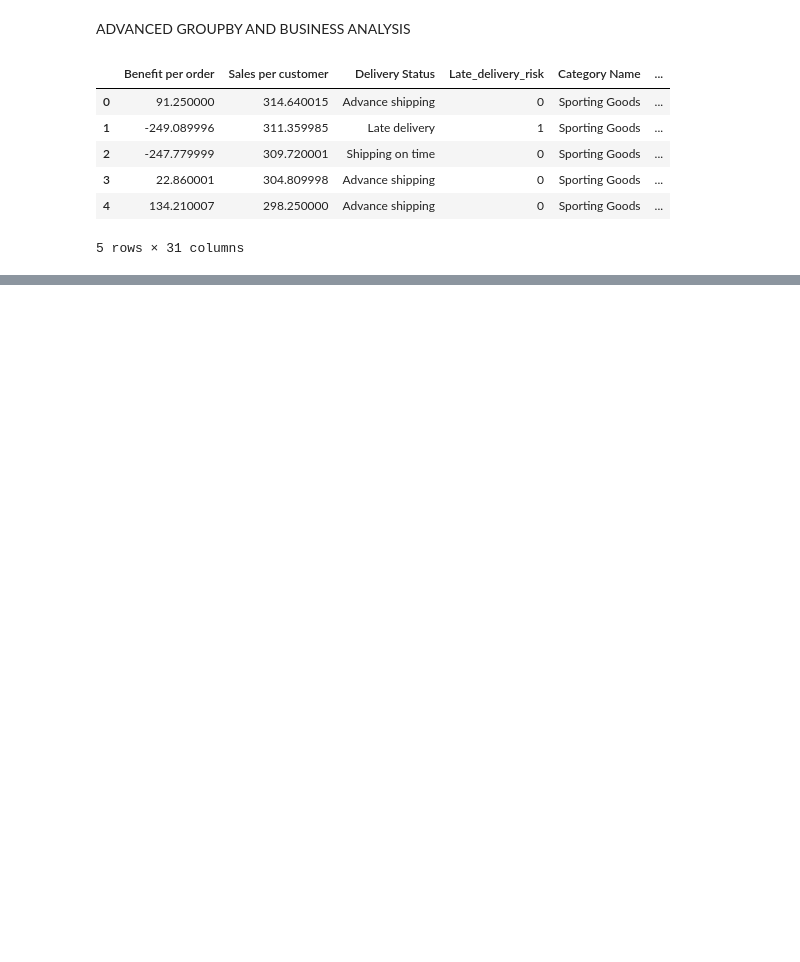
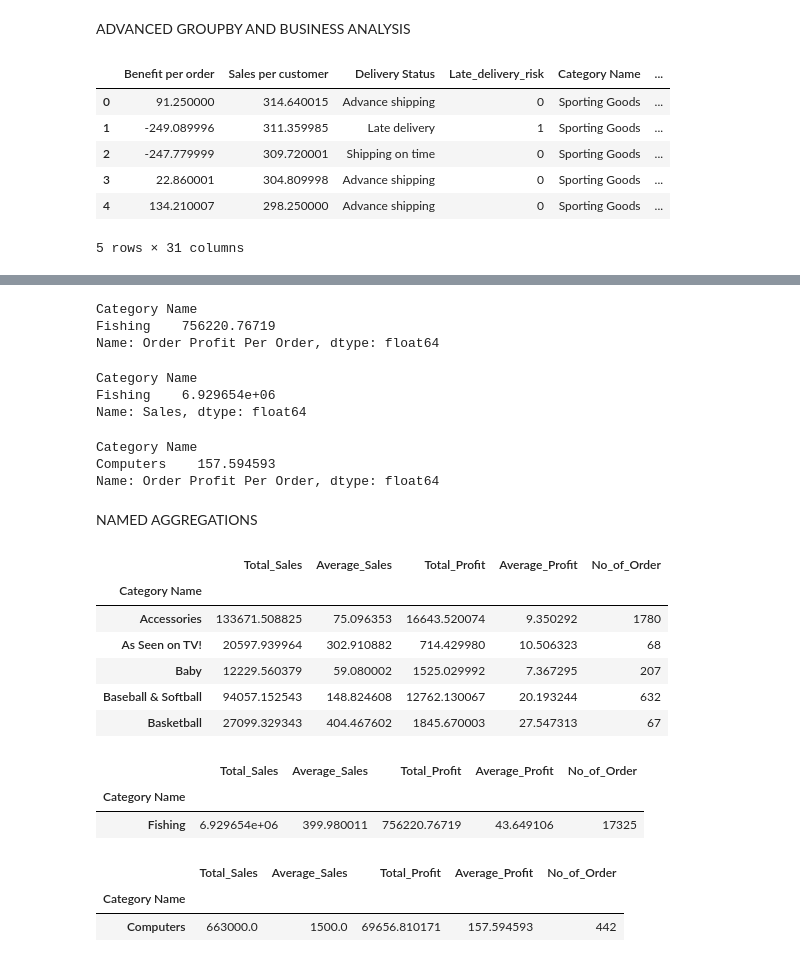
Before and after one commit to ivaibhavpawar1045/Python-Data-Analytics, a Jupyter notebook: 18_advanced_groupby_and_analysis/advanced_analysis.ipynb, the cells around one changed output, grey strips where cells are left out. Cells and saved outputs as stored; diff of their text form; code cells hidden in the pictures; blank space fills up the shorter version.

```diff
--- a/18_advanced_groupby_and_analysis/advanced_analysis.ipynb
+++ b/18_advanced_groupby_and_analysis/advanced_analysis.ipynb
@@ -15,0 +35,67 @@ df.head()
+# %%
+high_profit = (
+     df.groupby("Category Name")["Order Profit Per Order"]
+     .sum().sort_values(ascending=False)
+)
+high_profit.head(1)
+# %% [output]
+Category Name
+Fishing    756220.76719
+Name: Order Profit Per Order, dtype: float64
+# %%
+high_sales = (
+     df.groupby("Category Name")["Sales"]
+     .sum().sort_values(ascending=False)
+)
+high_sales.head(1)
+# %% [output]
+Category Name
+Fishing    6.929654e+06
+Name: Sales, dtype: float64
+# %%
+high_avg_profit = (
+     df.groupby("Category Name")["Order Profit Per Order"]
+     .mean().sort_values(ascending=False)
+)
+high_avg_profit.head(1)
+# %% [output]
+Category Name
+Computers    157.594593
+Name: Order Profit Per Order, dtype: float64
+# %% [markdown]
+NAMED AGGREGATIONS
+# %%
+category_summary = df.groupby("Category Name").agg(
+     Total_Sales = ("Sales" , "sum"),
+     Average_Sales = ("Sales" , "mean"),
+     Total_Profit = ("Order Profit Per Order" , "sum"),
+     Average_Profit = ("Order Profit Per Order" , "mean"),
+     No_of_Order = ("Order Id" , "count")
+)
+category_summary.head()
+# %% [output]
+|  | Total_Sales | Average_Sales | Total_Profit | Average_Profit | No_of_Order |
+| Category Name |  |  |  |  |  |
+| Accessories | 133671.508825 | 75.096353 | 16643.520074 | 9.350292 | 1780 |
+| As Seen on TV! | 20597.939964 | 302.910882 | 714.429980 | 10.506323 | 68 |
+| Baby | 12229.560379 | 59.080002 | 1525.029992 | 7.367295 | 207 |
+| Baseball & Softball | 94057.152543 | 148.824608 | 12762.130067 | 20.193244 | 632 |
+| Basketball | 27099.329343 | 404.467602 | 1845.670003 | 27.547313 | 67 |
+# %%
+category_summary.sort_values(
+     by="Total_Profit",
+     ascending=False
+).head(1)
+# %% [output]
+|  | Total_Sales | Average_Sales | Total_Profit | Average_Profit | No_of_Order |
+| Category Name |  |  |  |  |  |
+| Fishing | 6.929654e+06 | 399.980011 | 756220.76719 | 43.649106 | 17325 |
+# %%
+category_summary.sort_values(
+     by="Average_Profit",
+     ascending=False
+).head(1)
+# %% [output]
+|  | Total_Sales | Average_Sales | Total_Profit | Average_Profit | No_of_Order |
+| Category Name |  |  |  |  |  |
+| Computers | 663000.0 | 1500.0 | 69656.810171 | 157.594593 | 442 |
```
Also changed, not shown: parts of 11 cells of this notebook.
